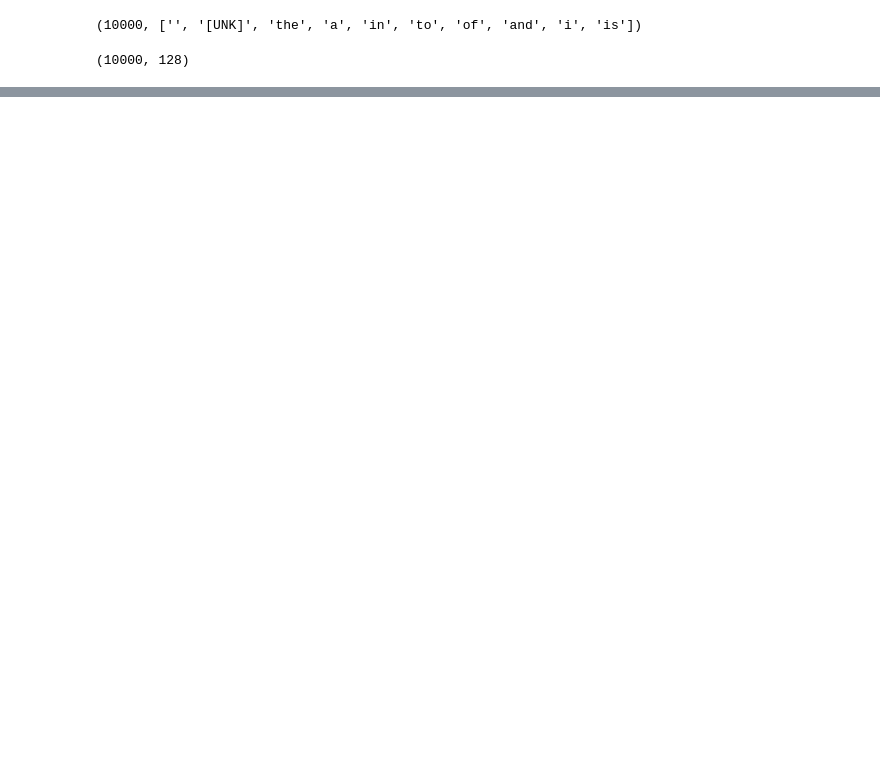
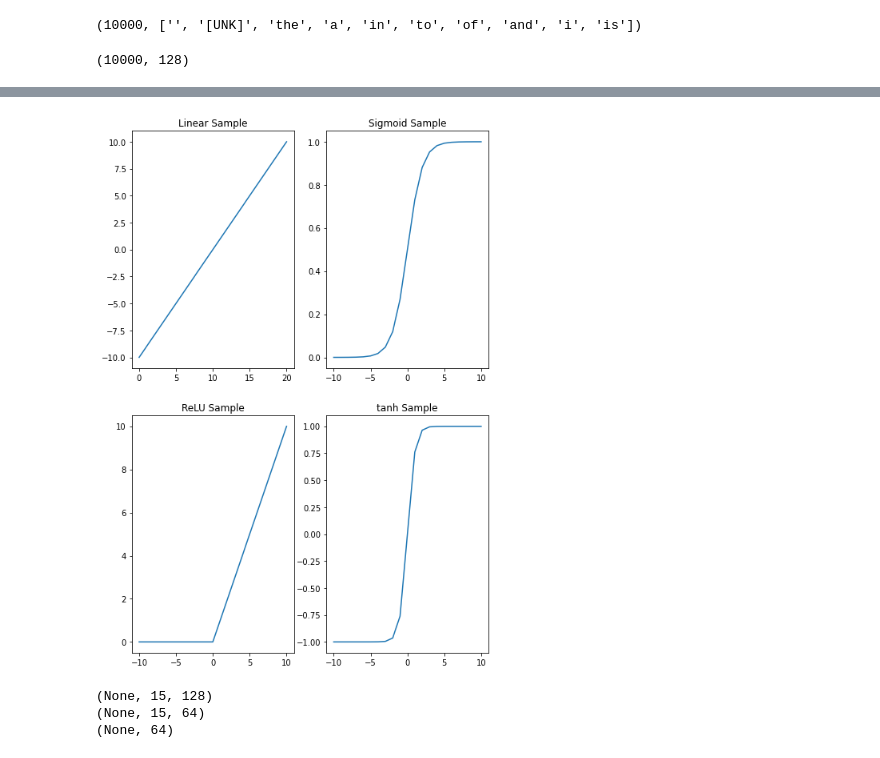
Before and after one commit to 86lekwenshiung/Neural-Network-with-Tensorflow, a Jupyter notebook: 07_Natural_Language_Processing_in_Tensorflow.ipynb, the cells around one changed output, grey strips where cells are left out. Cells and saved outputs as stored; diff of their text form; code cells hidden in the pictures; blank space fills up the shorter version.

```diff
--- a/07_Natural_Language_Processing_in_Tensorflow.ipynb
+++ b/07_Natural_Language_Processing_in_Tensorflow.ipynb
@@ -546,0 +562,66 @@ except Exception:
+# %%
+
+import tensorflow as tf
+import matplotlib.pyplot as plt
+# Passing a linear range
+sample_linear = tf.range(-10,11 , dtype = tf.float32)
+
+#
+def sigmoid(x):
+  return 1/(1+tf.exp(-x))
+
+def relu(x):
+  return tf.maximum(0 , x)
+
+def tanh(x):
+  return (np.exp(x) - np.exp(-x))/(np.exp(x) + np.exp(-x))
+
+
+# Passing linear range via the sigmoid and relu function
+sample_sigmoid = sigmoid(sample_linear)
+sample_relu = relu(sample_linear)
+sample_tanh = tanh(sample_linear)
+
+plt.figure(figsize = (8 , 12))
+
+# Linear Activation - Same as Linear line
+plt.subplot(2,2,1)
+plt.plot(sample_linear)
+plt.title('Linear Sample')
+
+# Sigmoid Activation
+plt.subplot(2,2,2)
+plt.plot(sample_linear , sample_sigmoid)
+plt.title('Sigmoid Sample')
+
+# ReLU Activation
+plt.subplot(2,2,3)
+plt.plot(sample_linear , sample_relu)
+plt.title('ReLU Sample');
+
+# tanh Activation
+plt.subplot(2,2,4)
+plt.plot(sample_linear , sample_tanh)
+plt.title('tanh Sample');
+# %% [output]
+[figure, added]
+# %%
+import tensorflow as tf
+from tensorflow.keras import layers
+
+inputs = layers.Input(shape = (1,) , dtype = 'string') # inputs are 1D String
+x = text_vectorizer(inputs)
+x = embedding(x)
+print(x.shape)
+x = layers.LSTM(units = 64 , return_sequences = True)(x)
+print(x.shape)
+x = layers.LSTM(64)(x) # RNN is recurring , so it take it previous loop. Have to be same as previous
+print(x.shape)
+# x = layers.Dense(64 , activation = 'relu')(x)
+# print(x.shape)
+outputs = layers.Dense(1 , activation = 'sigmoid')(x)
+model_2 = tf.keras.Model(inputs = inputs , outputs = outputs , name= 'model_2')
+# %% [output]
+(None, 15, 128)
+(None, 15, 64)
+(None, 64)
```
Also changed, not shown: parts of 23 cells of this notebook.
